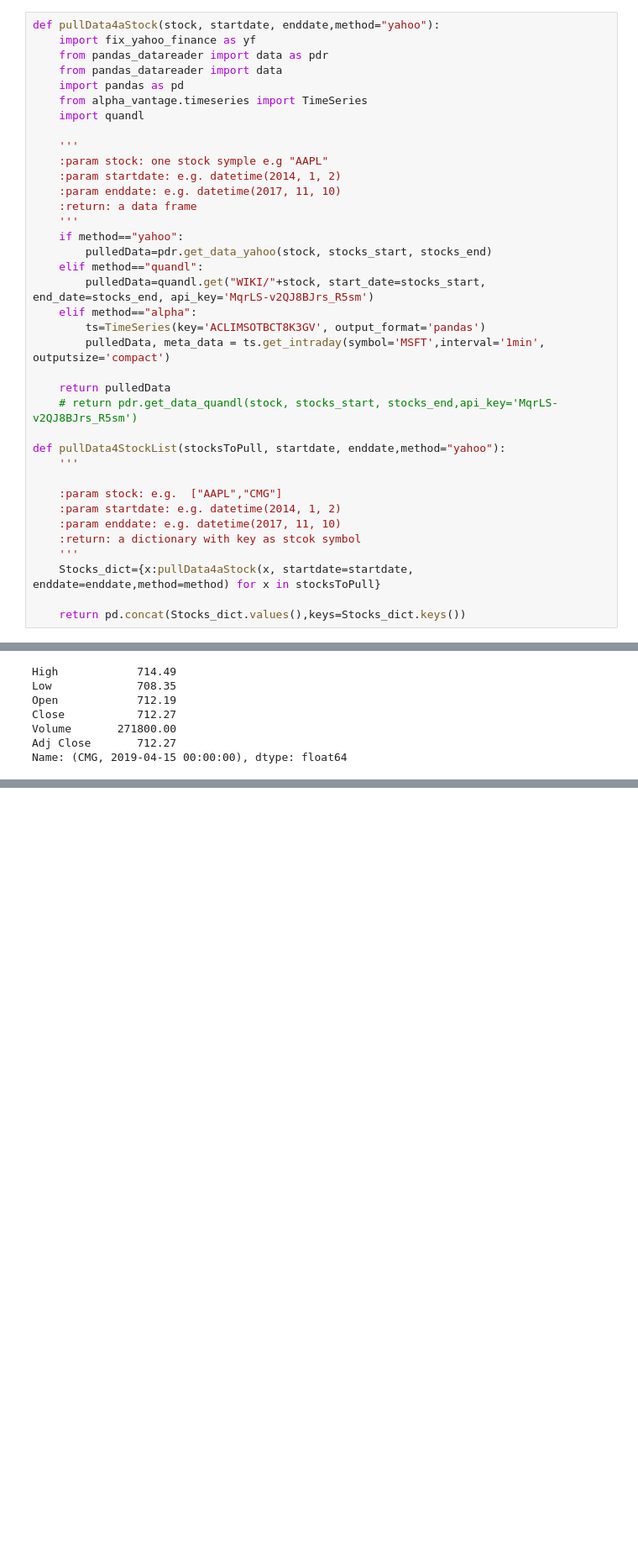
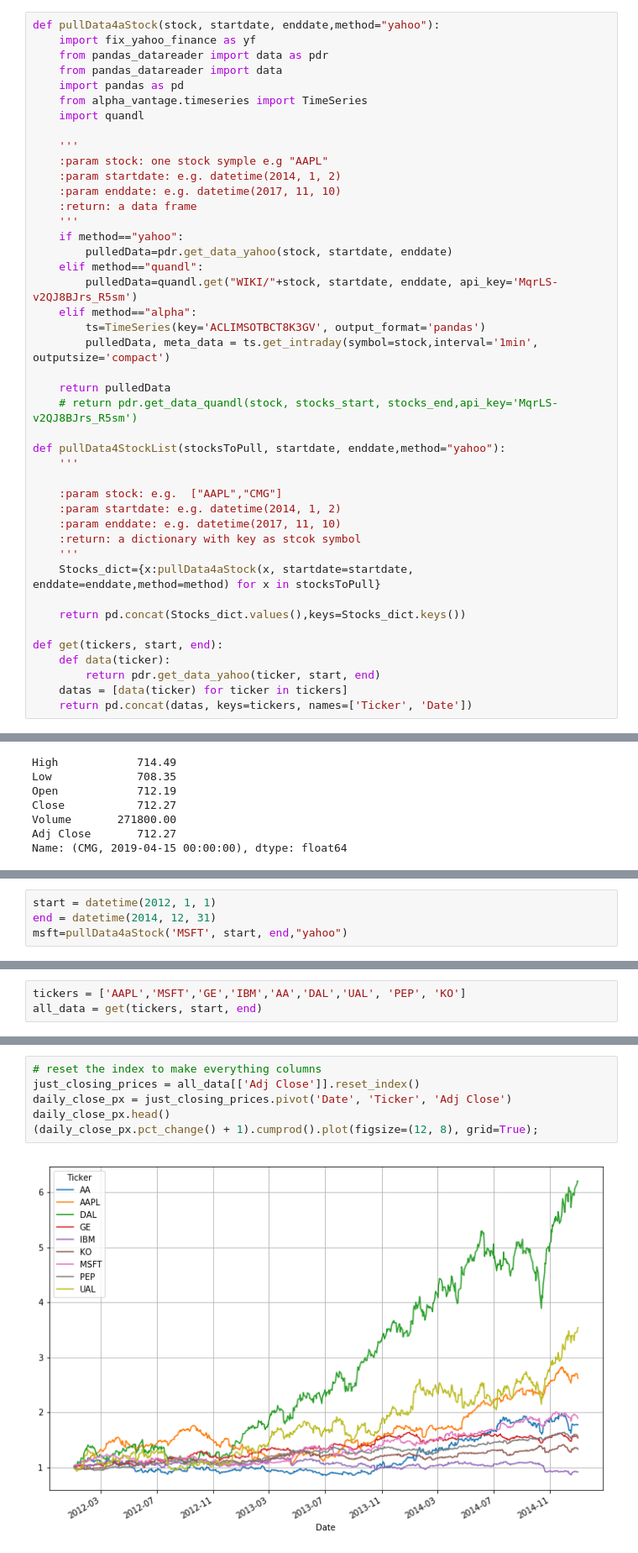
Before and after one commit to scienclick/stockmaster, a Jupyter notebook: stockmaster.ipynb, the cells around one changed output, grey strips where cells are left out. Shown: that part at 84% size. Saved outputs shown, nothing was run; the diff lists cells and outputs as text; blank space fills up the shorter version.

```diff
--- a/stockmaster.ipynb
+++ b/stockmaster.ipynb
@@ -28,12 +28,12 @@ def pullData4aStock(stock, startdate, enddate,method="yahoo"):
     :return: a data frame
     '''
     if method=="yahoo":
-        pulledData=pdr.get_data_yahoo(stock, stocks_start, stocks_end)
+        pulledData=pdr.get_data_yahoo(stock, startdate, enddate)
     elif method=="quandl":
-        pulledData=quandl.get("WIKI/"+stock, start_date=stocks_start, end_date=stocks_end, api_key='MqrLS-v2QJ8BJrs_R5sm')
+        pulledData=quandl.get("WIKI/"+stock, startdate, enddate, api_key='MqrLS-v2QJ8BJrs_R5sm')
     elif method=="alpha":
         ts=TimeSeries(key='ACLIMSOTBCT8K3GV', output_format='pandas')
-        pulledData, meta_data = ts.get_intraday(symbol='MSFT',interval='1min', outputsize='compact')
+        pulledData, meta_data = ts.get_intraday(symbol=stock,interval='1min', outputsize='compact')
 
     return pulledData
     # return pdr.get_data_quandl(stock, stocks_start, stocks_end,api_key='MqrLS-v2QJ8BJrs_R5sm')
@@ -49,6 +49,12 @@ def pullData4StockList(stocksToPull, startdate, enddate,method="yahoo"):
     Stocks_dict={x:pullData4aStock(x, startdate=startdate, enddate=enddate,method=method) for x in stocksToPull}
 
     return pd.concat(Stocks_dict.values(),keys=Stocks_dict.keys())
+
+def get(tickers, start, end):
+    def data(ticker):
+        return pdr.get_data_yahoo(ticker, start, end)
+    datas = [data(ticker) for ticker in tickers]
+    return pd.concat(datas, keys=tickers, names=['Ticker', 'Date'])
 # %%
 pulled=pullData4StockList(["CMG","AAPL"],startdate= stocks_start, enddate=stocks_end,method="yahoo")
 # %%
@@ -126,0 +137,4 @@ array([[<matplotlib.axes._subplots.AxesSubplot object at 0x...>,
+# %%
+start = datetime(2012, 1, 1)
+end = datetime(2014, 12, 31)
+msft=pullData4aStock('MSFT', start, end,"yahoo")
@@ -126,0 +151,3 @@ array([[<matplotlib.axes._subplots.AxesSubplot object at 0x...>,
+# %%
+tickers = ['AAPL','MSFT','GE','IBM','AA','DAL','UAL', 'PEP', 'KO']
+all_data = get(tickers, start, end)
@@ -126,0 +187,8 @@ array([[<matplotlib.axes._subplots.AxesSubplot object at 0x...>,
+# %%
+# reset the index to make everything columns
+just_closing_prices = all_data[['Adj Close']].reset_index()
+daily_close_px = just_closing_prices.pivot('Date', 'Ticker', 'Adj Close')
+daily_close_px.head()
+(daily_close_px.pct_change() + 1).cumprod().plot(figsize=(12, 8), grid=True);
+# %% [output]
+[figure, added]
```
Also changed, not shown: parts of 22 cells of this notebook.
